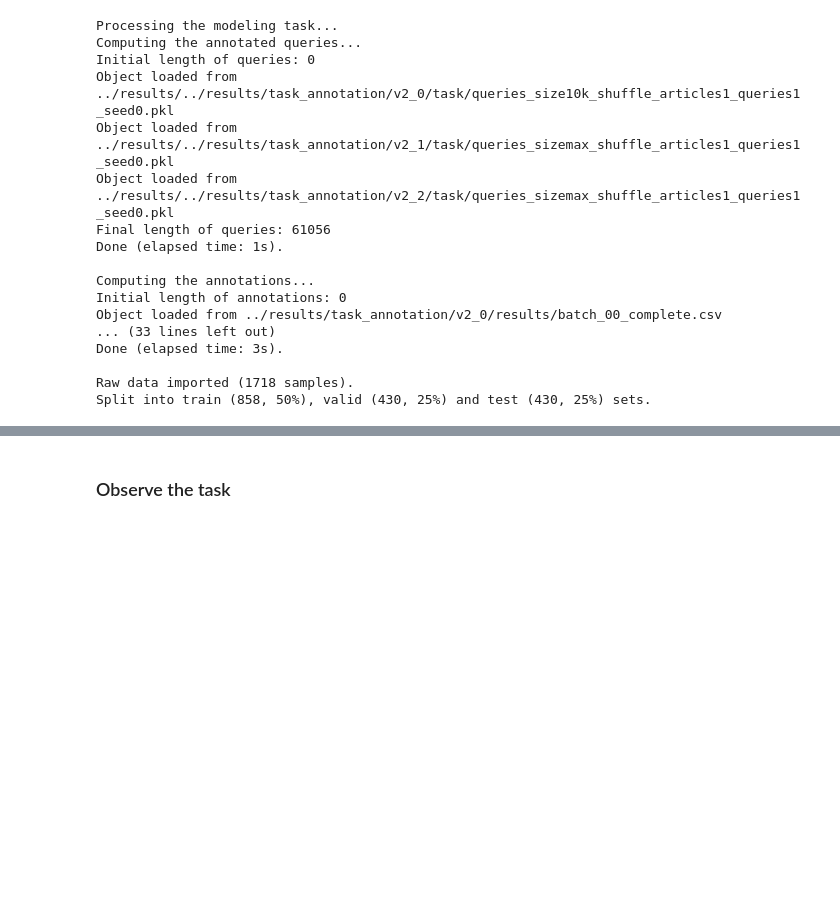
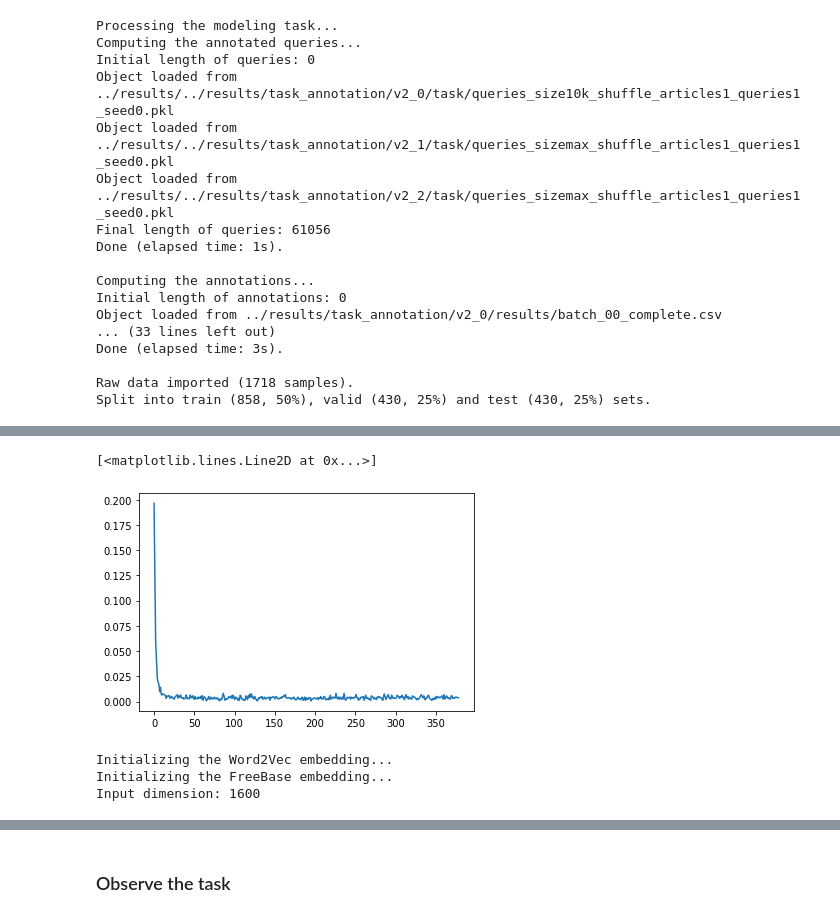
Before and after one commit to clementjumel/tesa, a Jupyter notebook: notebooks/modelling_task.ipynb, the cells around one changed output, grey strips where cells are left out. Drawn from its saved outputs; the diff is of its cells as text; code cells hidden in the pictures; blank space fills up the shorter version.

```diff
--- a/notebooks/modelling_task.ipynb
+++ b/notebooks/modelling_task.ipynb
@@ -51,0 +95,8 @@ Split into train (858, 50%), valid (430, 25%) and test (430, 25%) sets.
+# %%
+from modeling.models import SummariesCountBaseline
+
+model = SummariesCountBaseline(loss=loss, score=score, k=k_score)
+pipeline.preview_data(model)
+train_losses, valid_losses, valid_scores = pipeline.train_model(model)
+print("Mean Train losses: %.3f Valid loss: %.3f Valid scores: %.3f"
+      % (mean(train_losses), mean(valid_losses), mean(valid_scores)))
@@ -76,0 +129,5 @@ torch.FloatTen
+# %%
+from modeling.models import BOWModel
+
+model = BOWModel(min_vocab_frequency=100, net=None, optimizer=None, loss=loss, score=score, k=k_score)
+pipeline.preview_data(model)
@@ -77,8 +138,12 @@ torch.FloatTen
+# %%
+model.net = MLP(input_dim=5505,
+                hidden_dim=500,
+                output_dim=1,
+                dropout=0.1)
+model.optimizer = torch.optim.Adam(model.net.parameters(),
+                                   lr=1e-4)
 # %%
-from modeling.models import CountsBaseline
-
-model = CountsBaseline()
-train_losses, valid_losses, valid_scores = pipeline.train_model(model)
+train_losses, valid_losses, valid_scores = pipeline.train_model(model, n_epochs=1)
 print("Mean Train losses: %.3f Valid loss: %.3f Valid scores: %.3f"
       % (mean(train_losses), mean(valid_losses), mean(valid_scores)))
 # %% [output]
@@ -93,0 +157,15 @@ Mean Train losses: 40.482 Valid loss: 41.905 Valid scores: 0.326
+# %%
+plt.yscale('log')
+plt.plot(range(len(train_losses)), train_losses)
+# %% [output]
+[<matplotlib.lines.Line2D at 0x...>]
+[figure, added]
+# %%
+from modeling.models import EmbeddingModel
+
+model = EmbeddingModel(net=None, optimizer=None, loss=loss, score=score, k=k_score)
+pipeline.preview_data(model)
+# %% [output]
+Initializing the Word2Vec embedding...
+Initializing the FreeBase embedding...
+Input dimension: 1600
```
Also changed, not shown: parts of 21 cells of this notebook, 1 other file.
